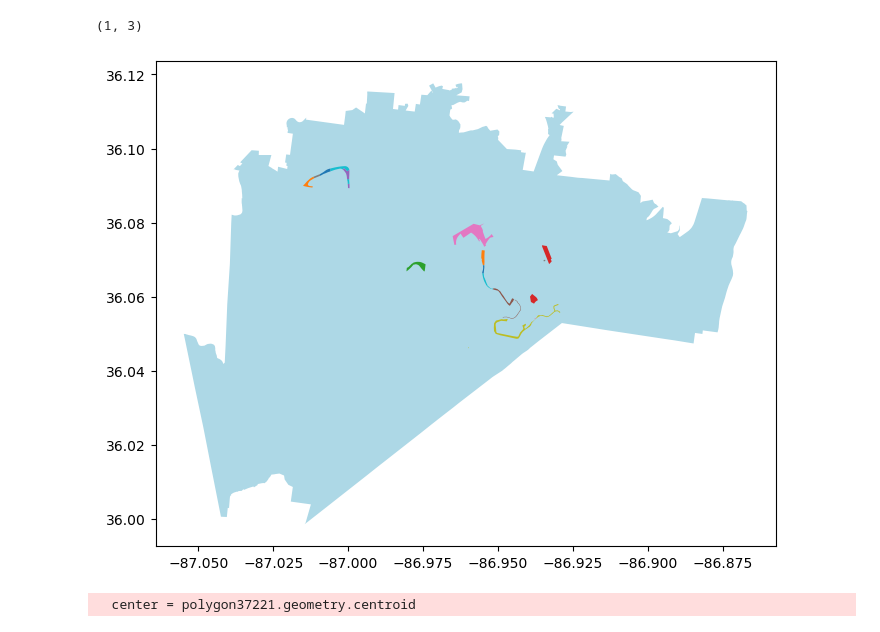
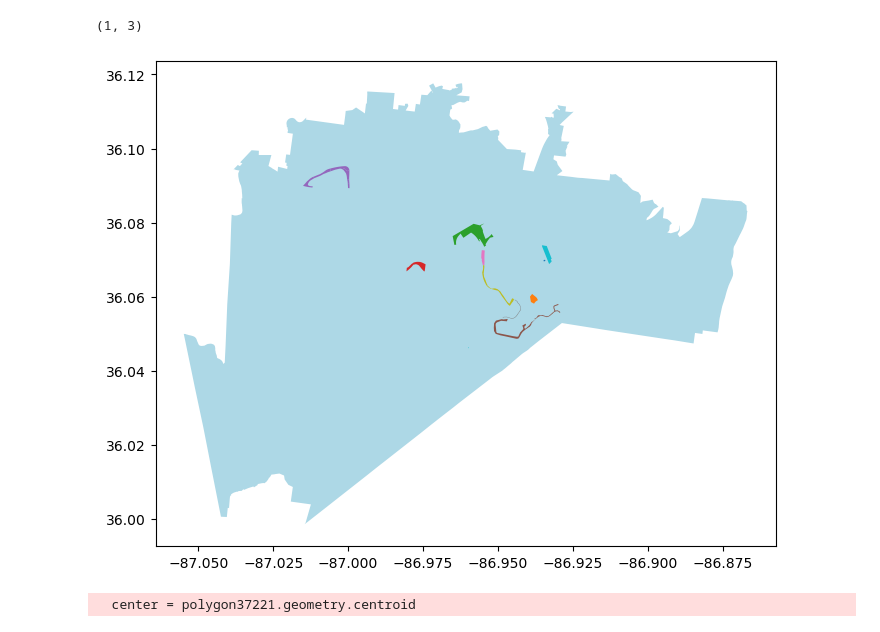
Before and after one commit to HannahSolima/geospatial-python, a Jupyter notebook: notebooks/tester_geospatial.ipynb, the cells around one changed output. Drawn from its saved outputs; the diff is of its cells as text; code cells hidden in the pictures.

```diff
--- a/notebooks/tester_geospatial.ipynb
+++ b/notebooks/tester_geospatial.ipynb
@@ -176,10 +176,10 @@ polygon37221.shape
 (1, 3)
 # %%
 ax = polygon37221.plot(figsize = (8, 10), color = 'lightblue')
-parks_in_37221.plot( ax = ax, column = 'address');
+parks_in_37221.plot( ax = ax, column = 'common_nam');
 plt.show();
 # %% [output]
-[figure, old version]
+[figure, new version]
 # %%
 center = polygon37221.geometry.centroid
 # %% [output]
```
Also changed, not shown: parts of 7 cells of this notebook.
